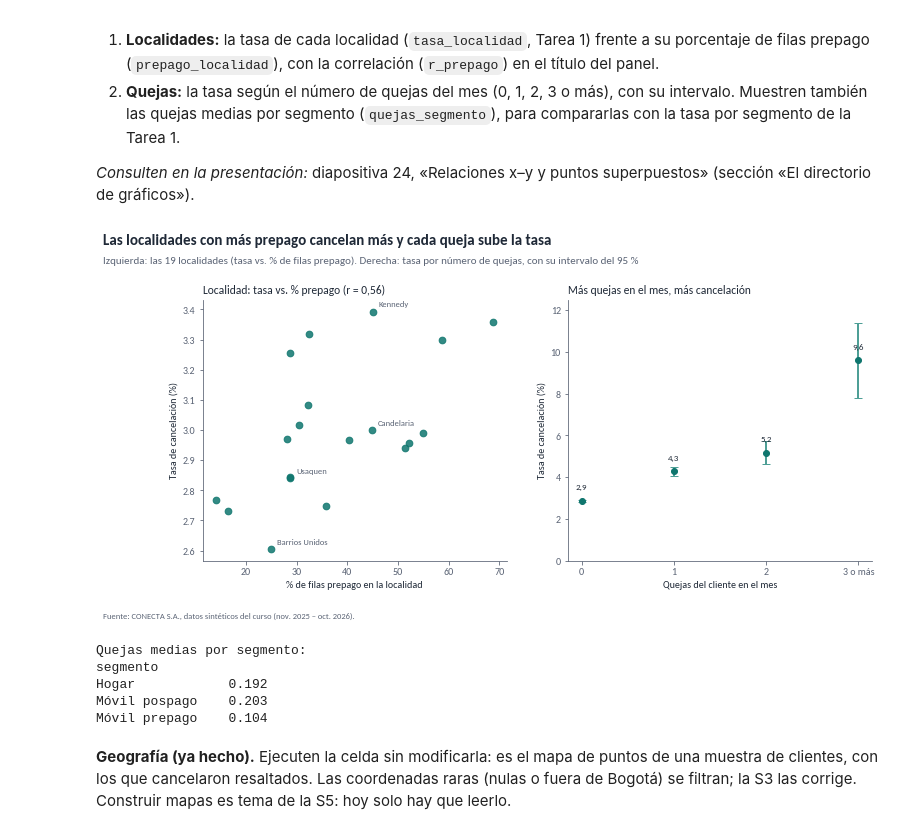
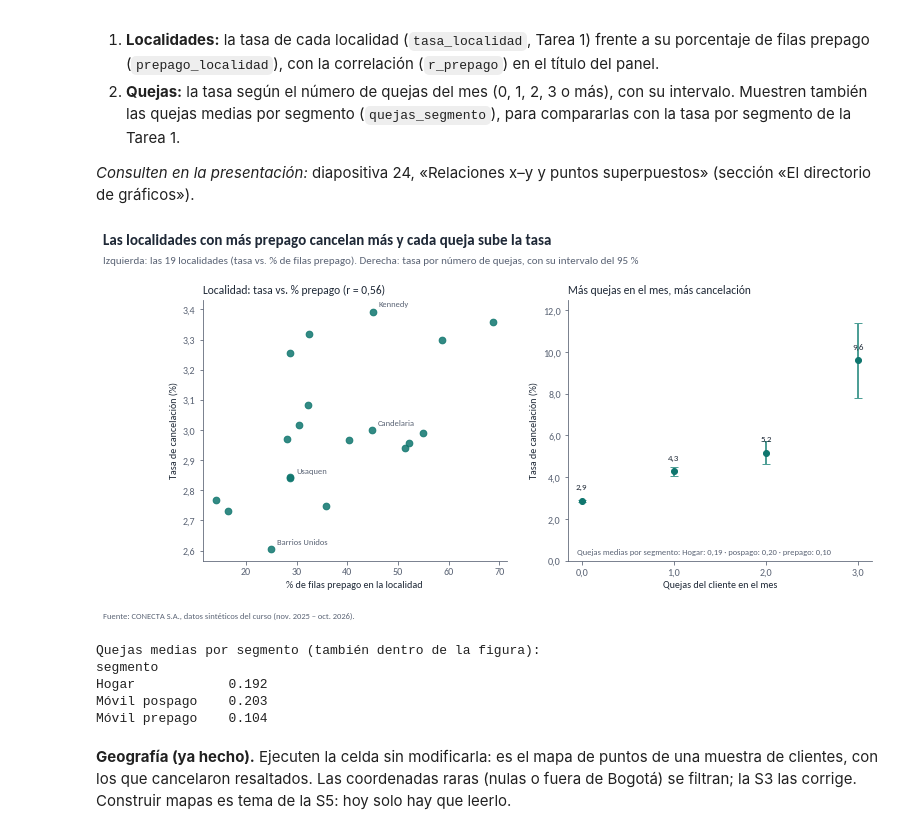
Before and after one commit to juliomariop/visualizacion_datos_especializacion, a Jupyter notebook: sesion_02/DATAVIZ_sesion_2_proyecto_A_grupo_9.ipynb, the cells around one changed output. Cells and saved outputs as stored; diff of their text form; code cells hidden in the pictures.

```diff
--- a/sesion_02/DATAVIZ_sesion_2_proyecto_A_grupo_9.ipynb
+++ b/sesion_02/DATAVIZ_sesion_2_proyecto_A_grupo_9.ipynb
@@ -246,14 +260,17 @@ fig, ejes = plt.subplots(2, 3, figsize=(12, 6), sharey=True)   # la misma escala
 for ax, loc in zip(ejes.flat, meses_sobre.index):           # paneles ordenados por meses arriba
     n_sobre = int(meses_sobre[loc])
     ax.plot(x, serie[loc], color=PALETA["principal"], linewidth=1.8, zorder=3)
-    ax.plot(x, promedio, color=PALETA["neutro"], linewidth=1.2, linestyle="--", zorder=2)
+    ax.plot(x, promedio, color=PALETA["neutro"], linewidth=1.2, linestyle="--", zorder=2, label="promedio de las 19")
     ax.fill_between(x, serie[loc], promedio, where=serie[loc] > promedio, interpolate=True,
                     color=PALETA["principal"], alpha=0.25)   # resalta los meses arriba
-    ax.set_title(f"{loc.title()} · {n_sobre}/12 sobre el prom.", loc="left",
+    ax.set_title(f"{NOMBRES19[loc]} · {n_sobre}/12 sobre el prom.", loc="left",
                  fontsize=9.5, color=PALETA["texto"])
     ax.set_xlim(-0.4, 11.4)
+    ax.yaxis.set_major_formatter(plt.FuncFormatter(lambda v, _: decimal(v, 1)))
     ax.set_xticks([0, 3, 6, 9, 11]); ax.set_xticklabels(["nov", "feb", "may", "ago", "oct"], fontsize=8.5)
     ax.tick_params(axis="y", labelsize=8.5)
+
+ejes.flat[0].legend(frameon=False, fontsize=7.5, loc="upper left")  # rótulo de la línea de referencia
 
 titulo(fig, f"Engativá y Bosa cancelan sobre el promedio casi todo el año ({int(meses_sobre.iloc[0])} y {int(meses_sobre.iloc[1])} de 12 meses)",
        "Tasa de cancelación mensual de las seis localidades con más clientes; la línea gris es el promedio simple de las 19",
@@ -363,36 +381,42 @@ fig, (a1, a2) = plt.subplots(1, 2, figsize=(12, 4.8))
 # Localidades: más prepago, más cancelación.
 a1.scatter(prepago_localidad, tasa_localidad.loc[prepago_localidad.index],
            s=45, color=PALETA["principal"], alpha=0.85, zorder=3)
 for loc in ["KENNEDY", "BARRIOS UNIDOS", "USAQUEN", "CANDELARIA"]:
     a1.annotate(loc.title(), (prepago_localidad[loc], tasa_localidad[loc]),
                 textcoords="offset points", xytext=(6, 5), fontsize=8.5, color=PALETA["secundario"])
 a1.set_xlabel("% de filas prepago en la localidad"); a1.set_ylabel("Tasa de cancelación (%)")
 a1.set_title(f"Localidad: tasa vs. % prepago (r = {decimal(r_prepago, 2)})", loc="left",
              fontsize=11.5, color=PALETA["texto"])
 
 # Quejas del mes: la tasa crece con las quejas.
 xq = np.arange(len(tasa_quejas))
 a2.errorbar(xq, 100 * tasa_quejas["p"],
             yerr=[100 * (tasa_quejas["p"] - tasa_quejas["inferior"]), 100 * (tasa_quejas["superior"] - tasa_quejas["p"])],
             fmt="o", color=PALETA["principal"], ecolor=PALETA["principal_claro"], elinewidth=2, capsize=4, zorder=3)
 for i, v in enumerate(100 * tasa_quejas["p"]):
     a2.text(i, v + 0.55, decimal(v, 1), ha="center", fontsize=9, color=PALETA["texto"])
 a2.set_xticks(xq); a2.set_xticklabels(["0", "1", "2", "3 o más"])
 a2.set_xlabel("Quejas del cliente en el mes"); a2.set_ylabel("Tasa de cancelación (%)")
 a2.set_ylim(0, 12.5)
 a2.set_title("Más quejas en el mes, más cancelación", loc="left", fontsize=11.5, color=PALETA["texto"])
+a2.xaxis.set_major_formatter(plt.FuncFormatter(lambda v, _: decimal(v, 1)))
+a2.yaxis.set_major_formatter(plt.FuncFormatter(lambda v, _: decimal(v, 1)))
+a1.yaxis.set_major_formatter(plt.FuncFormatter(lambda v, _: decimal(v, 1)))
+txt_q = " · ".join(f"{s.replace('Móvil ', '')}: {decimal(v, 2)}" for s, v in quejas_segmento.items())
+a2.text(0.03, 0.02, f"Quejas medias por segmento: {txt_q}", transform=a2.transAxes,
+        fontsize=8.5, va="bottom", color=PALETA["secundario"])
 
 titulo(fig, "Las localidades con más prepago cancelan más y cada queja sube la tasa",
        "Izquierda: las 19 localidades (tasa vs. % de filas prepago). Derecha: tasa por número de quejas, con su intervalo del 95 %")
 fuente(fig, FUENTE_CONECTA)
 guardar(fig, "t5_relaciones.png")
 plt.show()
 
-print("Quejas medias por segmento:")
+print("Quejas medias por segmento (también dentro de la figura):")
 print(quejas_segmento.round(3).to_string())
 # %% [output]
-[figure, old version]
+[figure, new version]
-Quejas medias por segmento:
+Quejas medias por segmento (también dentro de la figura):
 segmento
 Hogar            0.192
 Móvil pospago    0.203
```
Also changed, not shown: parts of 11 cells of this notebook, 4 other files.
